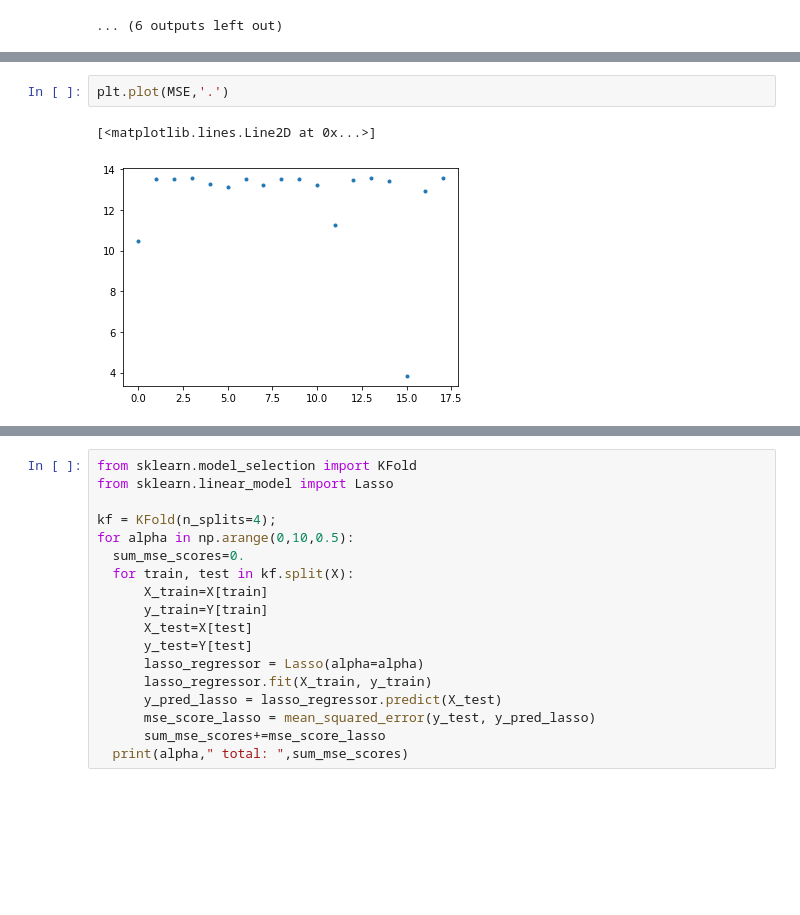
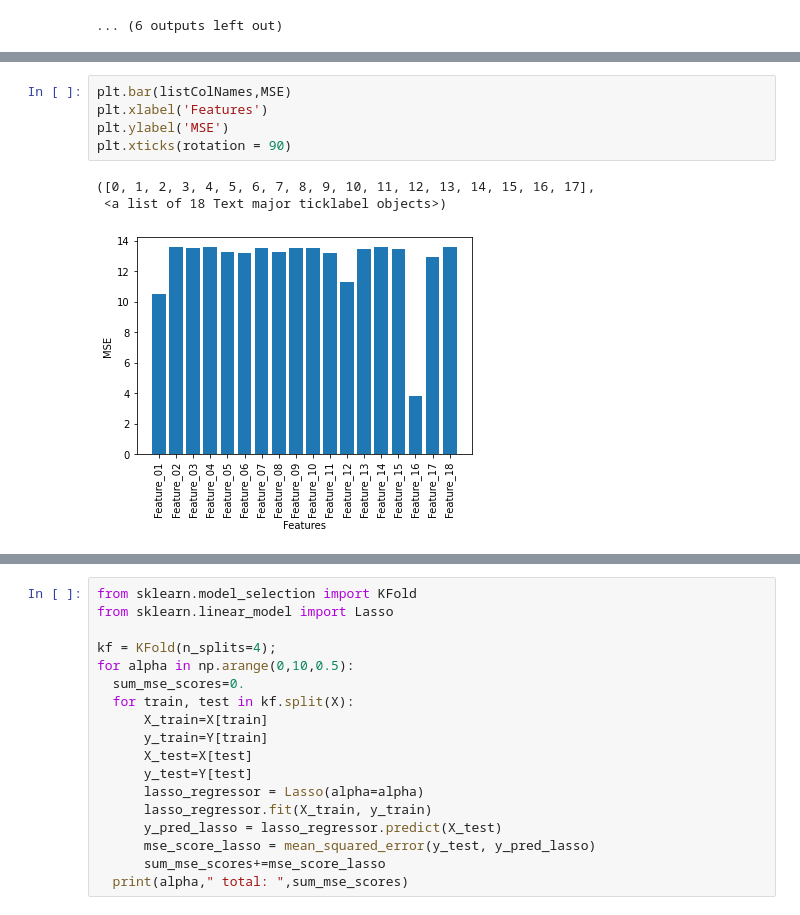
Before and after one commit to Ziqing-WU/Linear_Model, a Jupyter notebook: Modèlelinéaire.ipynb, the cells around one changed output, grey strips where cells are left out. Drawn from its saved outputs; the diff is of its cells as text; blank space fills up the shorter version.

```diff
--- a/Modèlelinéaire.ipynb
+++ b/Modèlelinéaire.ipynb
@@ -193,6 +273,10 @@ print(MSE)
 ... (7 outputs left out)
-# %%
-plt.plot(MSE,'.')
-# %% [output]
-[<matplotlib.lines.Line2D at 0x...>]
-[figure, removed]
+# %%
+plt.bar(listColNames,MSE)
+plt.xlabel('Features')
+plt.ylabel('MSE')
+plt.xticks(rotation = 90)
+# %% [output]
+([0, 1, 2, 3, 4, 5, 6, 7, 8, 9, 10, 11, 12, 13, 14, 15, 16, 17],
+ <a list of 18 Text major ticklabel objects>)
+[figure, added]
```
Also changed, not shown: parts of 55 cells of this notebook.
